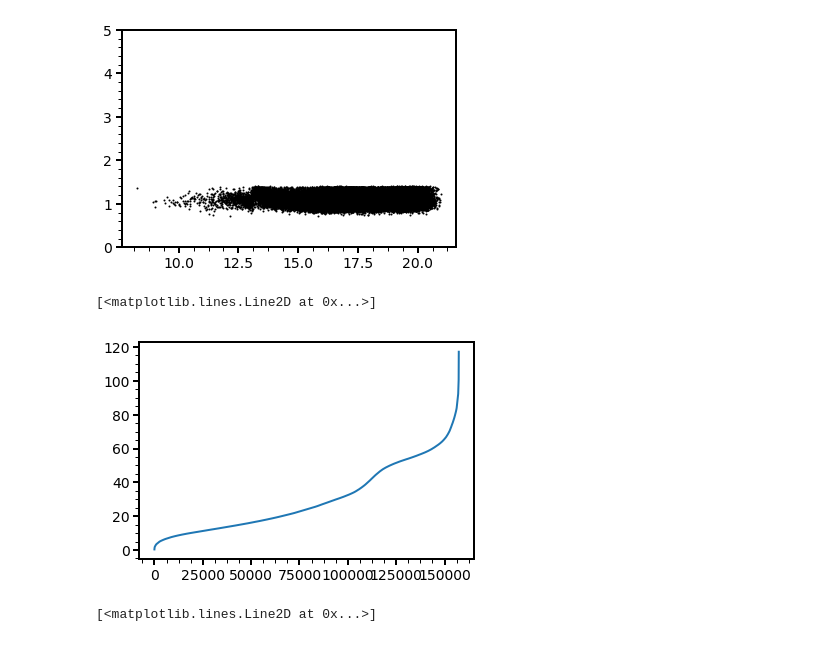
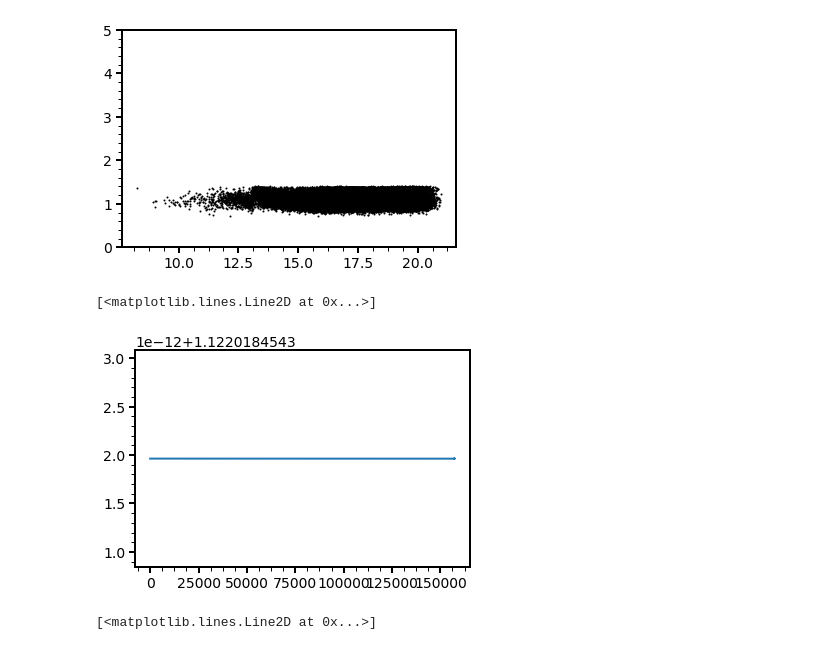
Before and after one commit to michael-petersen/ReflexMotion, a Jupyter notebook: Cohen17_RRL.ipynb, the cells around one changed output. Cells and saved outputs as stored; diff of their text form; code cells hidden in the pictures.

```diff
--- a/Cohen17_RRL.ipynb
+++ b/Cohen17_RRL.ipynb
@@ -822,13 +824,21 @@ plt.ylim(0.,5.)
 # %%
 
 zeropoint = 0.64 # this is M_G from Iorio 2018
 
 dist = 10.**(((Gmatch['phot_g_mean_mag'][pmatch]-zeropoint)/5) - 2.)
+#plt.plot(dist[dist.argsort()])
 
-plt.plot(dist[dist.argsort()])
+
+ezeropoint = 0.25
+dist2 = 10.**(((Gmatch['phot_g_mean_mag'][pmatch]-zeropoint+ezeropoint)/5) - 2.)
+
+#plt.plot(dist2[dist2.argsort()])
+
+
+plt.plot((dist2/dist)[dist2.argsort()])
 # %% [output]
 [<matplotlib.lines.Line2D at 0x...>]
-[figure, old version]
+[figure, new version]
 # %%
 # do all velocity transforms
 
```
Also changed, not shown: parts of 31 cells of this notebook.
